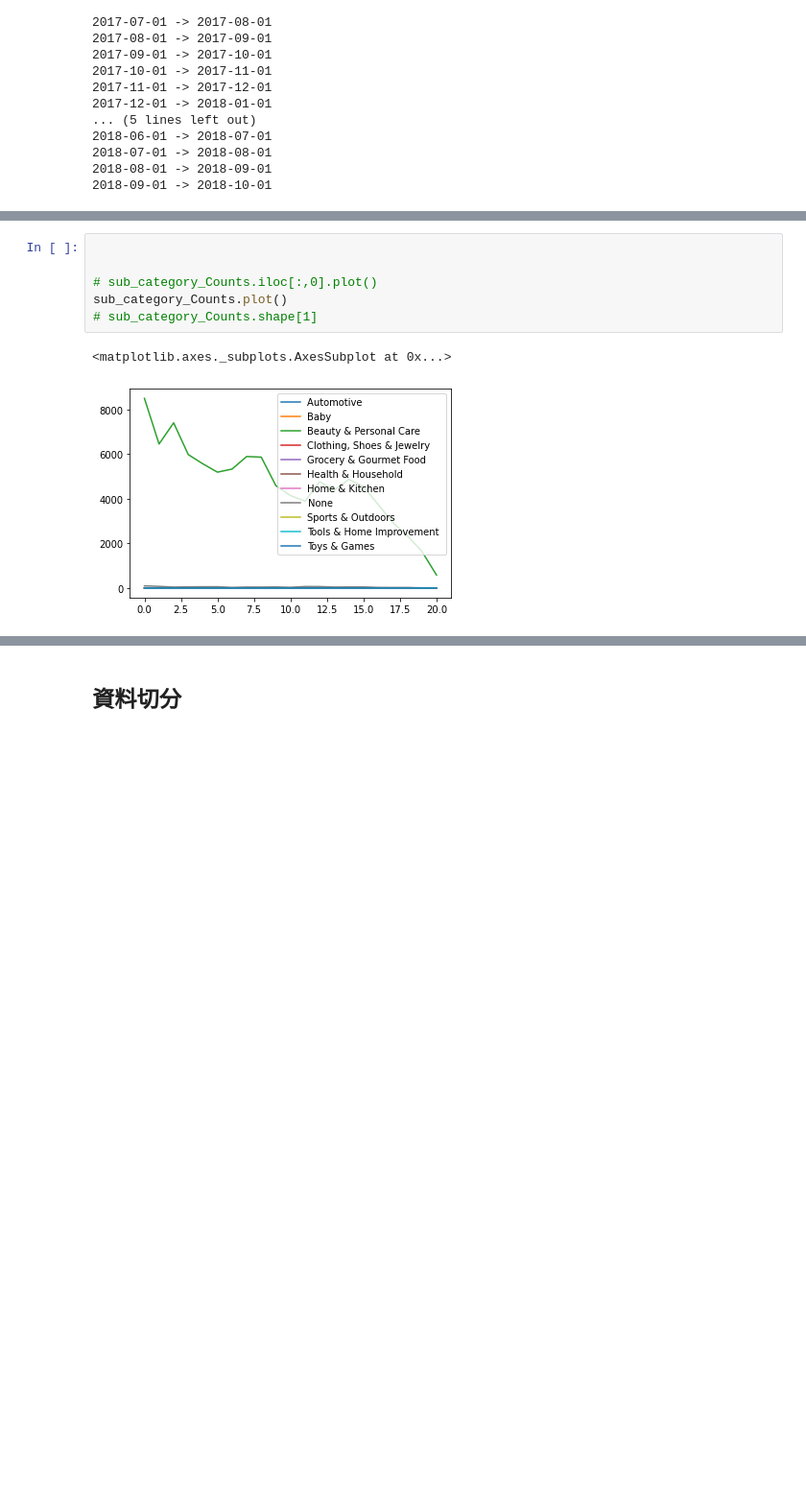
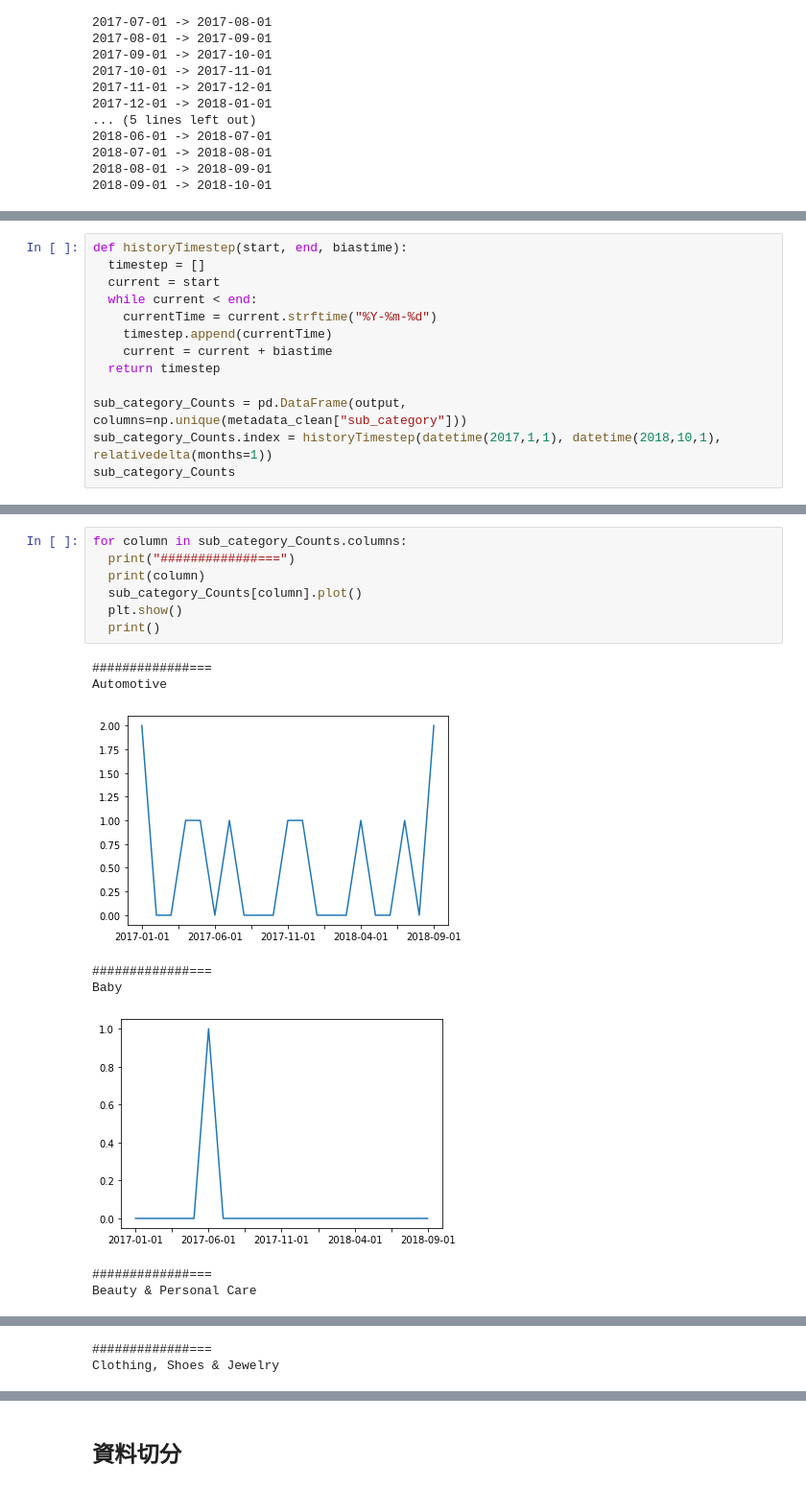
Before and after one commit to RoiWu/data-course-sample, a Jupyter notebook: content_based_filter.ipynb, the cells around one changed output, grey strips where cells are left out. Shown at 96% size. Drawn from its saved outputs; the diff is of its cells as text; blank space fills up the shorter version.

```diff
--- a/content_based_filter.ipynb
+++ b/content_based_filter.ipynb
@@ -251,0 +231,13 @@ sub_category_Counts
+# %%
+def historyTimestep(start, end, biastime):
+  timestep = []
+  current = start
+  while current < end:
+    currentTime = current.strftime("%Y-%m-%d")
+    timestep.append(currentTime)
+    current = current + biastime
+  return timestep
+
+sub_category_Counts = pd.DataFrame(output, columns=np.unique(metadata_clean["sub_category"]))
+sub_category_Counts.index = historyTimestep(datetime(2017,1,1), datetime(2018,10,1), relativedelta(months=1))
+sub_category_Counts
@@ -252,9 +262,16 @@ sub_category_Counts
 # %%
-
-
-# sub_category_Counts.iloc[:,0].plot()
-sub_category_Counts.plot()
-# sub_category_Counts.shape[1]
+for column in sub_category_Counts.columns:
+  print("#############===")
+  print(column)
+  sub_category_Counts[column].plot()
+  plt.show()
+  print()
 # %% [output]
-<matplotlib.axes._subplots.AxesSubplot at 0x...>
+#############===
+Automotive
-[figure, old version]
+[figure, new version]
+#############===
+Baby
+[figure, added]
+#############===
+Beauty & Personal Care
@@ -260,0 +279,2 @@ sub_category_Counts.plot()
+#############===
+Clothing, Shoes & Jewelry
```
Also changed, not shown: parts of 3 cells of this notebook.
